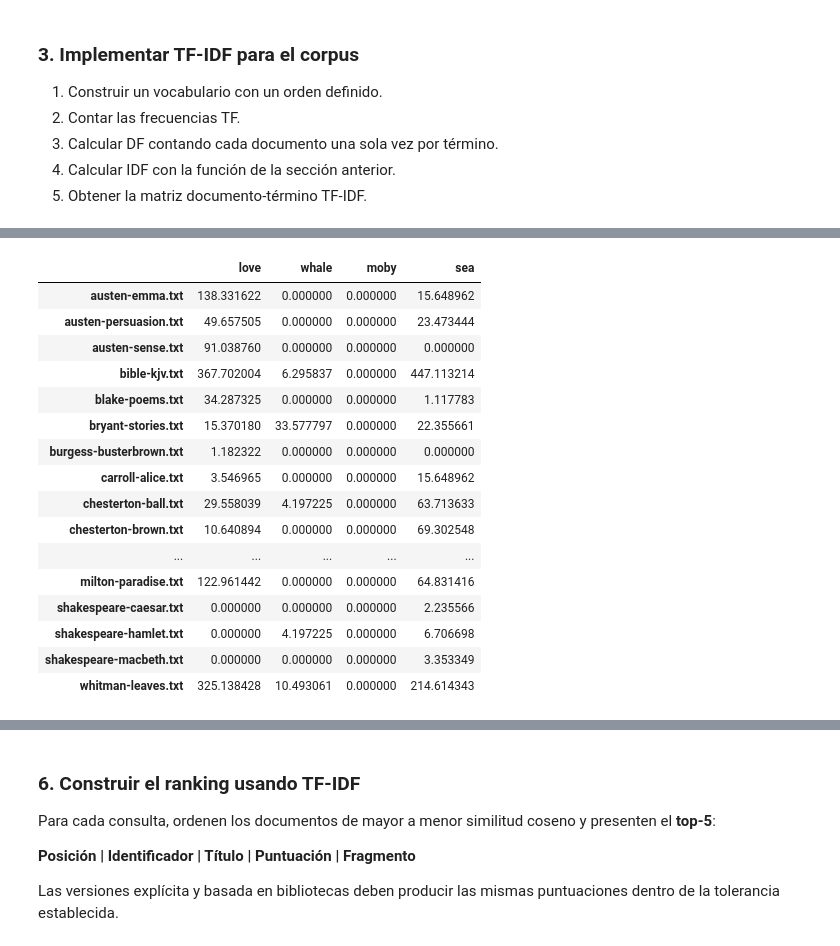
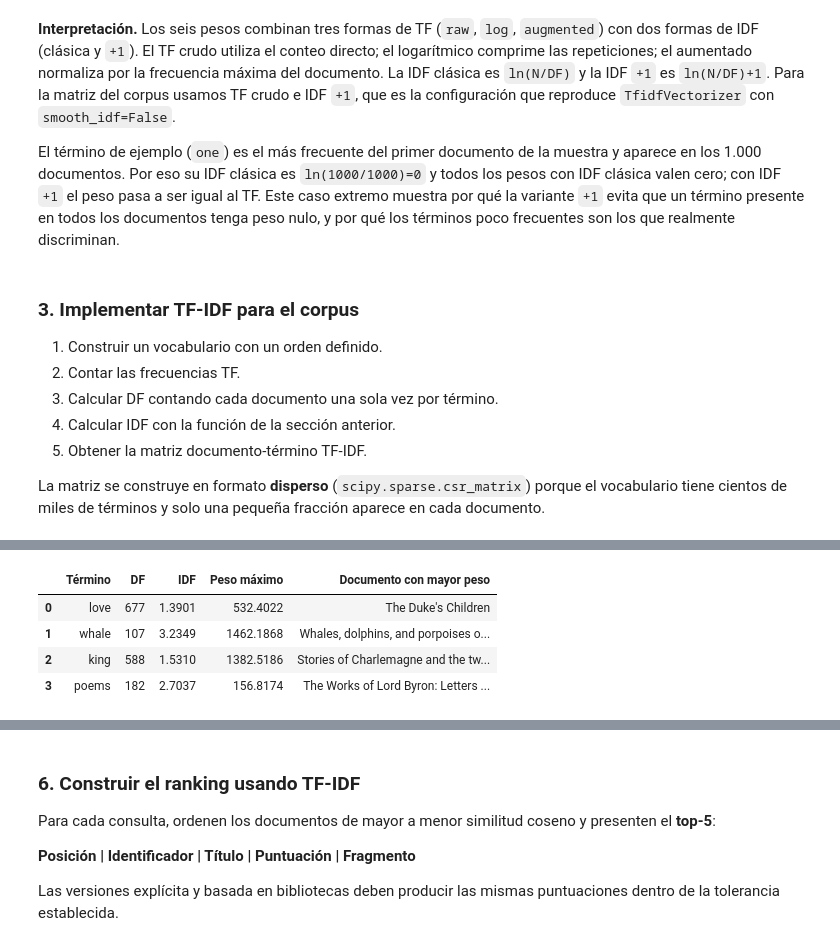
Before and after one commit to Andres-JA/InformationRetrieval, a Jupyter notebook: notebooks/03_vectorsearch.ipynb, the cells around one changed output, grey strips where cells are left out. Drawn from its saved outputs; the diff is of its cells as text; code cells hidden in the pictures.

```diff
--- a/notebooks/03_vectorsearch.ipynb
+++ b/notebooks/03_vectorsearch.ipynb
@@ -254,3 +346,7 @@ Seis pesos TF-IDF disponibles:
+# %% [markdown]
+**Interpretación.** Los seis pesos combinan tres formas de TF (`raw`, `log`, `augmented`) con dos formas de IDF (clásica y `+1`). El TF crudo utiliza el conteo directo; el logarítmico comprime las repeticiones; el aumentado normaliza por la frecuencia máxima del documento. La IDF clásica es `ln(N/DF)` y la IDF `+1` es `ln(N/DF)+1`. Para la matriz del corpus usamos TF crudo e IDF `+1`, que es la configuración que reproduce `TfidfVectorizer` con `smooth_idf=False`.
+
+El término de ejemplo (`one`) es el más frecuente del primer documento de la muestra y aparece en los 1.000 documentos. Por eso su IDF clásica es `ln(1000/1000)=0` y todos los pesos con IDF clásica valen cero; con IDF `+1` el peso pasa a ser igual al TF. Este caso extremo muestra por qué la variante `+1` evita que un término presente en todos los documentos tenga peso nulo, y por qué los términos poco frecuentes son los que realmente discriminan.
 # %% [markdown]
 ### 3. Implementar TF-IDF para el corpus
 
@@ -259,6 +355,8 @@ Seis pesos TF-IDF disponibles:
 3. Calcular DF contando cada documento una sola vez por término.
 4. Calcular IDF con la función de la sección anterior.
 5. Obtener la matriz documento-término TF-IDF.
+
+La matriz se construye en formato **disperso** (`scipy.sparse.csr_matrix`) porque el vocabulario tiene cientos de miles de términos y solo una pequeña fracción aparece en cada documento.
 # %%
 vocabulary = sorted({term for tokens in tokenized_docs.values() for term in tokens})
 term_index = {term: i for i, term in enumerate(vocabulary)}
@@ -269,23 +367,51 @@ df = compute_df(tokenized_docs, vocabulary)
 
 idf = compute_idf(df, len(doc_ids), add_one=True)
 
-tfidf_matrix = np.zeros((len(doc_ids), len(vocabulary)), dtype=float)
+rows, cols, values = [], [], []
 for row, doc_id in enumerate(doc_ids):
     for term, count in tf_counts[doc_id].items():
-        tfidf_matrix[row, term_index[term]] = count * idf[term]
+        rows.append(row)
+        cols.append(term_index[term])
+        values.append(count * idf[term])
 
-print(f'Documentos (filas): {tfidf_matrix.shape[0]}')
+tfidf_matrix = sparse.csr_matrix(
+    (values, (rows, cols)),
+    shape=(len(doc_ids), len(vocabulary)),
+)
+
+print(f'Documentos (filas): {tfidf_matrix.shape[0]:,}')
 print(f'Términos (columnas): {tfidf_matrix.shape[1]:,}')
-print(f'Valores no nulos: {np.count_nonzero(tfidf_matrix):,}')
+print(f'Valores no nulos: {tfidf_matrix.nnz:,}')
+print(
+    'Densidad: '
+    f'{tfidf_matrix.nnz / (tfidf_matrix.shape[0] * tfidf_matrix.shape[1]):.4%}'
+)
 print(f'Máximo peso TF-IDF: {tfidf_matrix.max():,.4f}')
 
-sample_terms = ['love', 'whale', 'moby', 'sea']
-sample_index = [term_index[term] for term in sample_terms]
-display(
-    pd.DataFrame(
-        tfidf_matrix[:, sample_index],
-        index=doc_ids,
-        columns=sample_terms,
-    ).loc[lambda frame: frame.sum(axis=1) > 0]
+coo = tfidf_matrix.tocoo()
+max_position = int(coo.data.argmax())
+max_row, max_col = int(coo.row[max_position]), int(coo.col[max_position])
+max_term = vocabulary[max_col]
+max_doc = doc_ids[max_row]
+print(
+    f'Peso máximo: término {max_term!r} en {titles[max_doc]!r} '
+    f'(TF={tf_counts[max_doc][max_term]:,}, DF={df[max_term]:,}, '
+    f'IDF={idf[max_term]:.4f})'
 )
+
+sample_terms = ['love', 'whale', 'king', 'poems']
+sample_rows = []
+for term in sample_terms:
+    column = tfidf_matrix[:, term_index[term]].toarray().ravel()
+    best = int(column.argmax())
+    sample_rows.append(
+        {
+            'Término': term,
+            'DF': df[term],
+            'IDF': round(idf[term], 4),
+            'Peso máximo': round(float(column[best]), 4),
+            'Documento con mayor peso': titles[doc_ids[best]],
+        }
+    )
+display(pd.DataFrame(sample_rows))
 # %% [output]
@@ -296,17 +424,5 @@ Máximo peso TF-IDF: 18,881.2148
-|  | love | whale | moby | sea |
-| austen-emma.txt | 138.331622 | 0.000000 | 0.000000 | 15.648962 |
-| austen-persuasion.txt | 49.657505 | 0.000000 | 0.000000 | 23.473444 |
-| austen-sense.txt | 91.038760 | 0.000000 | 0.000000 | 0.000000 |
-| bible-kjv.txt | 367.702004 | 6.295837 | 0.000000 | 447.113214 |
-| blake-poems.txt | 34.287325 | 0.000000 | 0.000000 | 1.117783 |
-| bryant-stories.txt | 15.370180 | 33.577797 | 0.000000 | 22.355661 |
-| burgess-busterbrown.txt | 1.182322 | 0.000000 | 0.000000 | 0.000000 |
-| carroll-alice.txt | 3.546965 | 0.000000 | 0.000000 | 15.648962 |
-| chesterton-ball.txt | 29.558039 | 4.197225 | 0.000000 | 63.713633 |
-| chesterton-brown.txt | 10.640894 | 0.000000 | 0.000000 | 69.302548 |
-| ... | ... | ... | ... | ... |
-| milton-paradise.txt | 122.961442 | 0.000000 | 0.000000 | 64.831416 |
-| shakespeare-caesar.txt | 0.000000 | 0.000000 | 0.000000 | 2.235566 |
-| shakespeare-hamlet.txt | 0.000000 | 4.197225 | 0.000000 | 6.706698 |
-| shakespeare-macbeth.txt | 0.000000 | 0.000000 | 0.000000 | 3.353349 |
-| whitman-leaves.txt | 325.138428 | 10.493061 | 0.000000 | 214.614343 |
+|  | Término | DF | IDF | Peso máximo | Documento con mayor peso |
+| 0 | love | 677 | 1.3901 | 532.4022 | The Duke's Children |
+| 1 | whale | 107 | 3.2349 | 1462.1868 | Whales, dolphins, and porpoises o... |
+| 2 | king | 588 | 1.5310 | 1382.5186 | Stories of Charlemagne and the tw... |
+| 3 | poems | 182 | 2.7037 | 156.8174 | The Works of Lord Byron: Letters ... |
```
Also changed, not shown: parts of 20 cells of this notebook, 2 other files.
